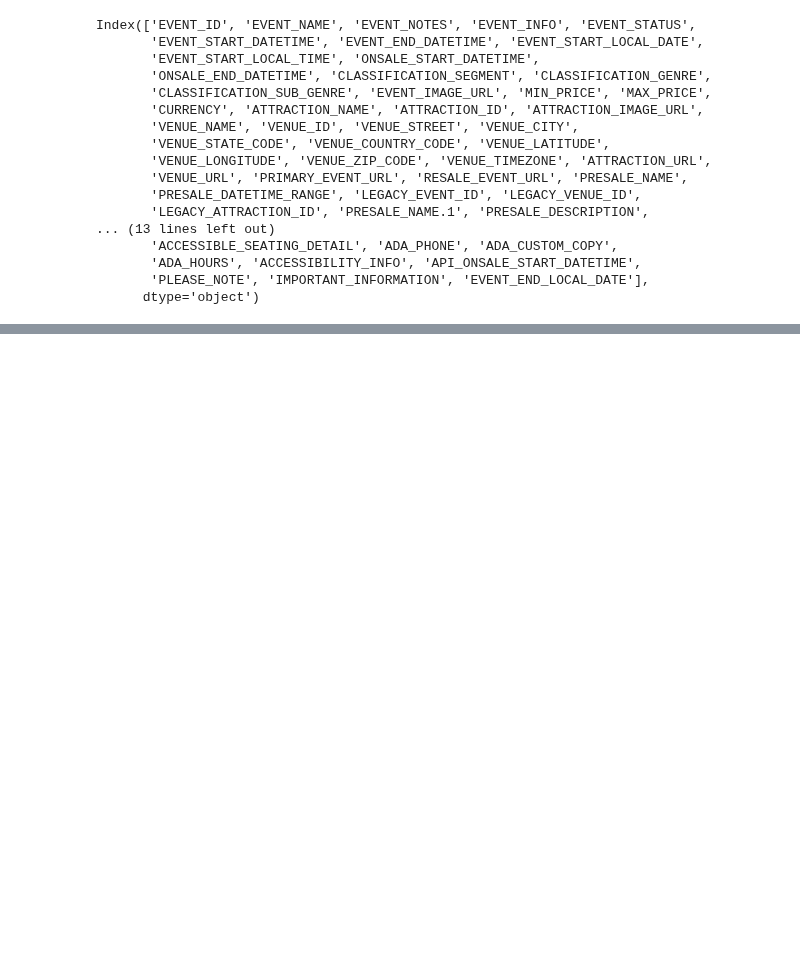
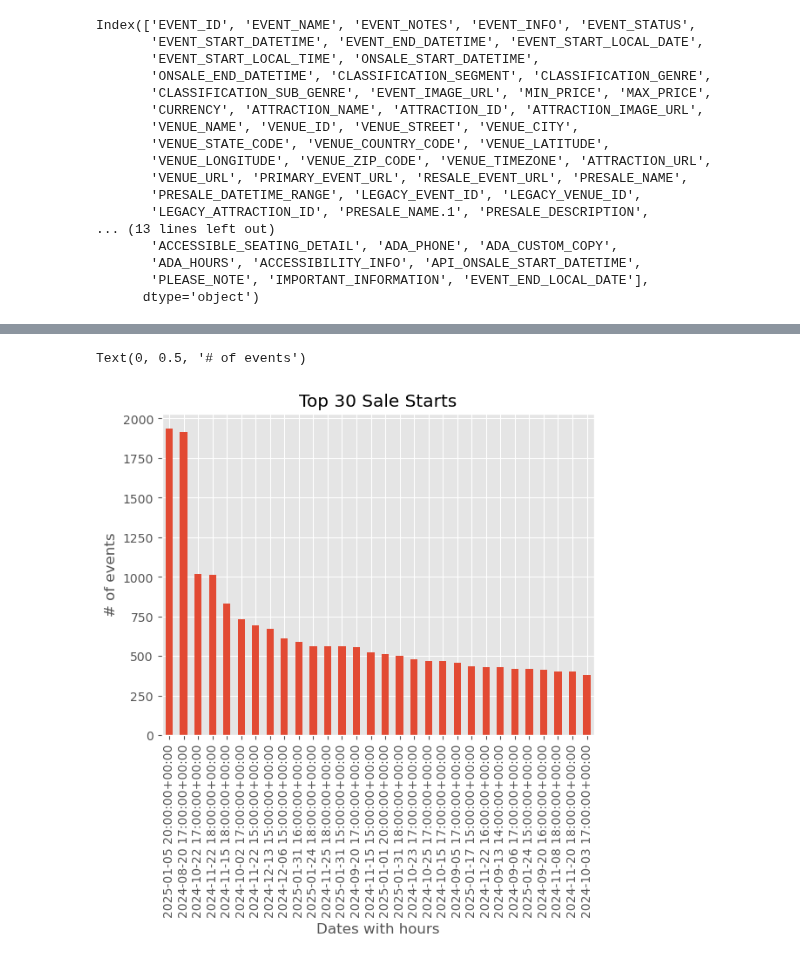
Before and after one commit to dq93/TicketMasterAPI, a Jupyter notebook: notebooks/Daniel_eda.ipynb, the cells around one changed output, grey strips where cells are left out. Saved outputs shown, nothing was run; the diff lists cells and outputs as text; code cells hidden in the pictures; blank space fills up the shorter version.

```diff
--- a/notebooks/Daniel_eda.ipynb
+++ b/notebooks/Daniel_eda.ipynb
@@ -54,0 +112,4 @@ df.describe()
+# %%
+# creates a separate df for the datetime that drops rows with NaN values and then resets the index
+datetime_df = df.dropna().reset_index(drop=True)
+datetime_df.shape
@@ -54,0 +118,14 @@ df.describe()
+# %%
+# convert columns to datetime objects and keep only the date and hours
+datetime_df['ONSALE_START_DATETIME'] = pd.to_datetime(datetime_df['ONSALE_START_DATETIME']).dt.floor('h')
+datetime_df['ONSALE_END_DATETIME'] = pd.to_datetime(datetime_df['ONSALE_END_DATETIME']).dt.floor('h')
+
+monthdf = datetime_df.copy()
+
+monthdf['start year month'] = datetime_df['ONSALE_START_DATETIME'].dt.to_period('M')
+monthdf['end year month'] = datetime_df['ONSALE_END_DATETIME'].dt.to_period('M')
+
+
+grouped_months = monthdf.groupby('end year month').size().reset_index()
+
+grouped_months
@@ -54,0 +165,7 @@ df.describe()
+# %%
+ax = datetime_df['ONSALE_START_DATETIME'].value_counts().head(30).plot(kind='bar', title='Top 30 Sale Starts')
+ax.set_xlabel('Dates with hours')
+ax.set_ylabel('# of events')
+# %% [output]
+Text(0, 0.5, '# of events')
+[figure, added]
```
Also changed, not shown: parts of 14 cells of this notebook.
